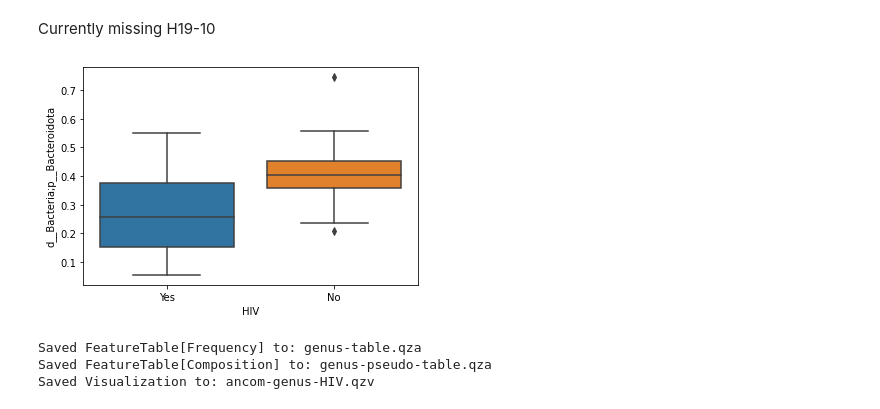
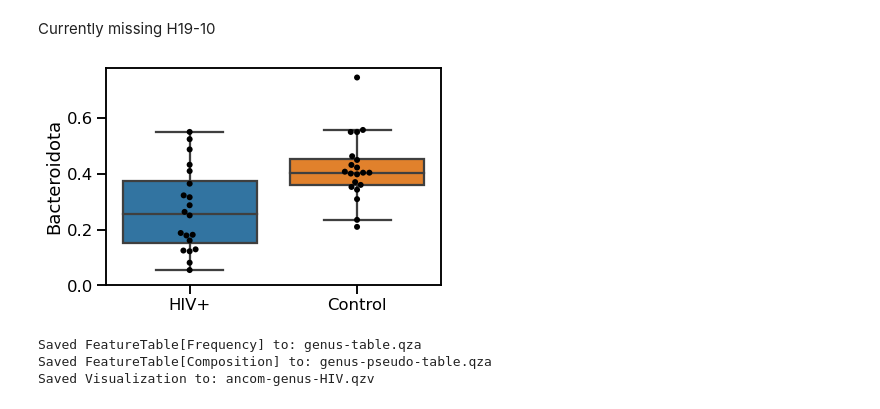
Before and after one commit to sterrettJD/HIV-microbiome, a Jupyter notebook: Analysis.ipynb, the cells around one changed output. Cells and saved outputs as stored; diff of their text form; code cells hidden in the pictures.

Commit message:
update plots for poster

```diff
--- a/Analysis.ipynb
+++ b/Analysis.ipynb
@@ -232,3 +232,5 @@ Faith PD
 - HIV not significant (p=0.97)
 - Fibroscan 1 (CAP?) was (rho=0.36, p=0.019)
 - BMI, Hip to waist, Fibroscan 2 not
+# %%
+sns.set_context("talk")
@@ -349,11 +351,23 @@ Currently missing H19-10
 # %%
 metadata = metadata.loc[data.index]
 # %%
-sns.boxplot(x=metadata["HIV"],
-            y=data["d__Bacteria;p__Bacteroidota"])
+ax = sns.boxplot(x=metadata["HIV"],
+                 y=data["d__Bacteria;p__Bacteroidota"],
+                 showfliers=False)
+ax = sns.swarmplot(x=metadata["HIV"],
+                   y=data["d__Bacteria;p__Bacteroidota"],
+                   palette=["black"],
+                   s=6,
+                   ax=ax)
+ax.set(ylabel="Bacteroidota",
+       xlabel=None,
+       xticklabels=["HIV+","Control"],
+       ylim=0)
+plt.tight_layout
+plt.savefig("figures/HIV_Bacteroidota_poster.svg", transparent=True, bbox_inches="tight")
 plt.show()
 # %% [output]
-[figure, old version]
+[figure, new version]
 # %%
 ! qiime taxa collapse \
 --i-table noMito_noChloro-filtered-table.qza \
```
Also changed, not shown: parts of 22 cells of this notebook.
